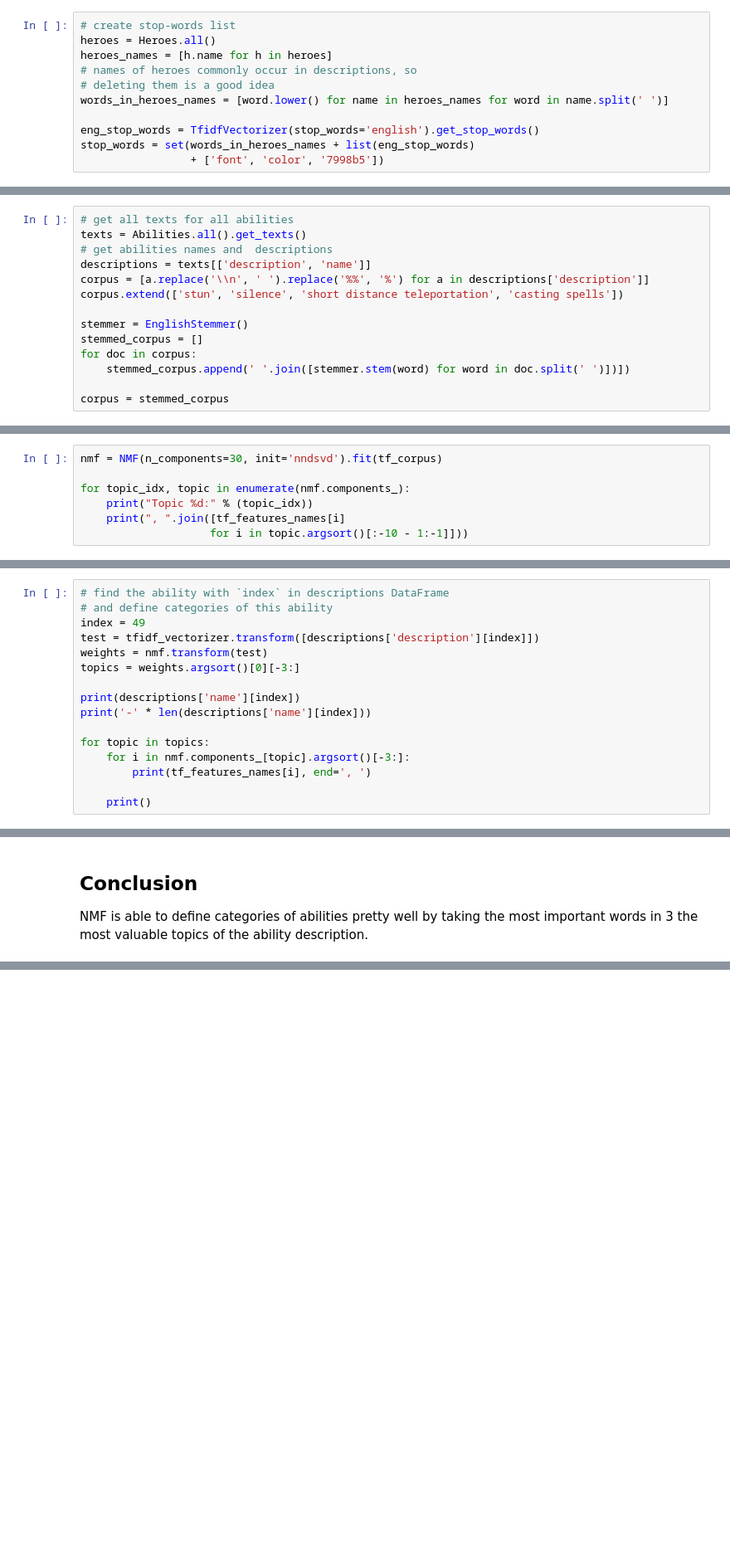
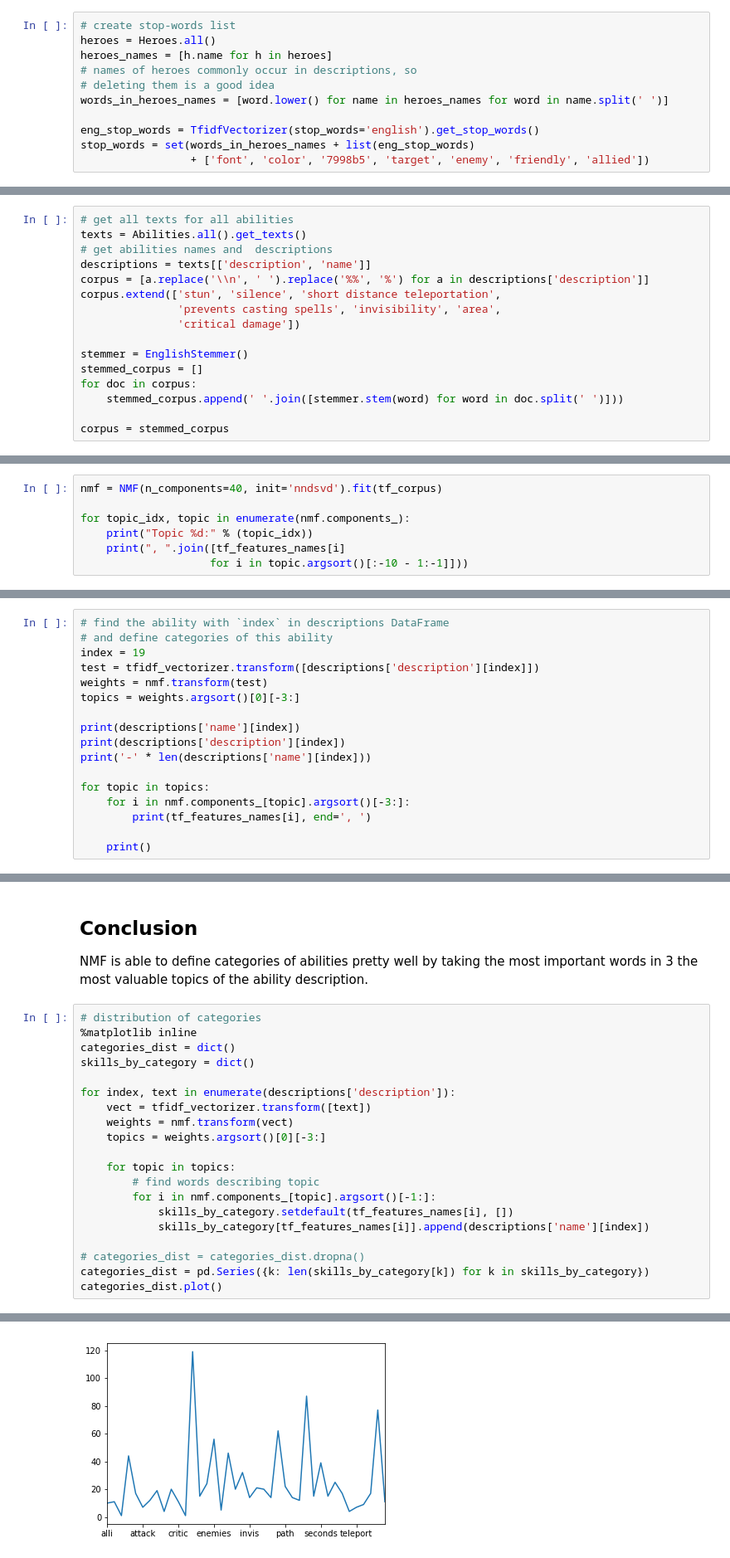
Before and after one commit to gasabr/AtoD, a Jupyter notebook: atod/ml/nmf_abilities_texts.ipynb, the cells around one changed output, grey strips where cells are left out. Shown at 83% size. Saved outputs shown, nothing was run; the diff lists cells and outputs as text; blank space fills up the shorter version.

```diff
--- a/atod/ml/nmf_abilities_texts.ipynb
+++ b/atod/ml/nmf_abilities_texts.ipynb
@@ -17,7 +18,7 @@ words_in_heroes_names = [word.lower() for name in heroes_names for word in name.
 
 eng_stop_words = TfidfVectorizer(stop_words='english').get_stop_words()
 stop_words = set(words_in_heroes_names + list(eng_stop_words)
-                 + ['font', 'color', '7998b5'])
+                 + ['font', 'color', '7998b5', 'target', 'enemy', 'friendly', 'allied'])
 # %% [output]
 No abilities for this HeroID == 16
 # %%
@@ -26,12 +27,14 @@ texts = Abilities.all().get_texts()
 # get abilities names and  descriptions
 descriptions = texts[['description', 'name']]
 corpus = [a.replace('\\n', ' ').replace('%%', '%') for a in descriptions['description']]
-corpus.extend(['stun', 'silence', 'short distance teleportation', 'casting spells'])
+corpus.extend(['stun', 'silence', 'short distance teleportation',
+               'prevents casting spells', 'invisibility', 'area',
+               'critical damage'])
 
 stemmer = EnglishStemmer()
 stemmed_corpus = []
 for doc in corpus:
-    stemmed_corpus.append(' '.join([stemmer.stem(word) for word in doc.split(' ')])])
+    stemmed_corpus.append(' '.join([stemmer.stem(word) for word in doc.split(' ')]))
 
 corpus = stemmed_corpus
 # %%
@@ -48,5 +51,5 @@ tf_corpus.shape
 # %%
-nmf = NMF(n_components=30, init='nndsvd').fit(tf_corpus)
+nmf = NMF(n_components=40, init='nndsvd').fit(tf_corpus)
 
 for topic_idx, topic in enumerate(nmf.components_):
     print("Topic %d:" % (topic_idx))
@@ -73,12 +76,13 @@ armor, reduc, reduc armor, seconds, imag, presenc, armor seconds, water, enemi u
 # %%
 # find the ability with `index` in descriptions DataFrame
 # and define categories of this ability
-index = 49
+index = 19
 test = tfidf_vectorizer.transform([descriptions['description'][index]])
 weights = nmf.transform(test)
 topics = weights.argsort()[0][-3:]
 
 print(descriptions['name'][index])
+print(descriptions['description'][index])
 print('-' * len(descriptions['name'][index]))
 
 for topic in topics:
@@ -95,3 +100,24 @@ target, area, target area,
 # %% [markdown]
 ## Conclusion
 NMF is able to define categories of abilities pretty well by taking the most important words in 3 the most valuable topics of the ability description.
+# %%
+# distribution of categories
+%matplotlib inline
+categories_dist = dict()
+skills_by_category = dict()
+
+for index, text in enumerate(descriptions['description']):
+    vect = tfidf_vectorizer.transform([text])
+    weights = nmf.transform(vect)
+    topics = weights.argsort()[0][-3:]
+
+    for topic in topics:
+        # find words describing topic
+        for i in nmf.components_[topic].argsort()[-1:]:
+            skills_by_category.setdefault(tf_features_names[i], [])
+            skills_by_category[tf_features_names[i]].append(descriptions['name'][index])
+
+# categories_dist = categories_dist.dropna()
+categories_dist = pd.Series({k: len(skills_by_category[k]) for k in skills_by_category})
+categories_dist.plot()
+# %% [output]
@@ -97,0 +125 @@ NMF is able to define categories of abilities pretty well by taking the most imp
+[figure, added]
```
Also changed, not shown: parts of 7 cells of this notebook.
